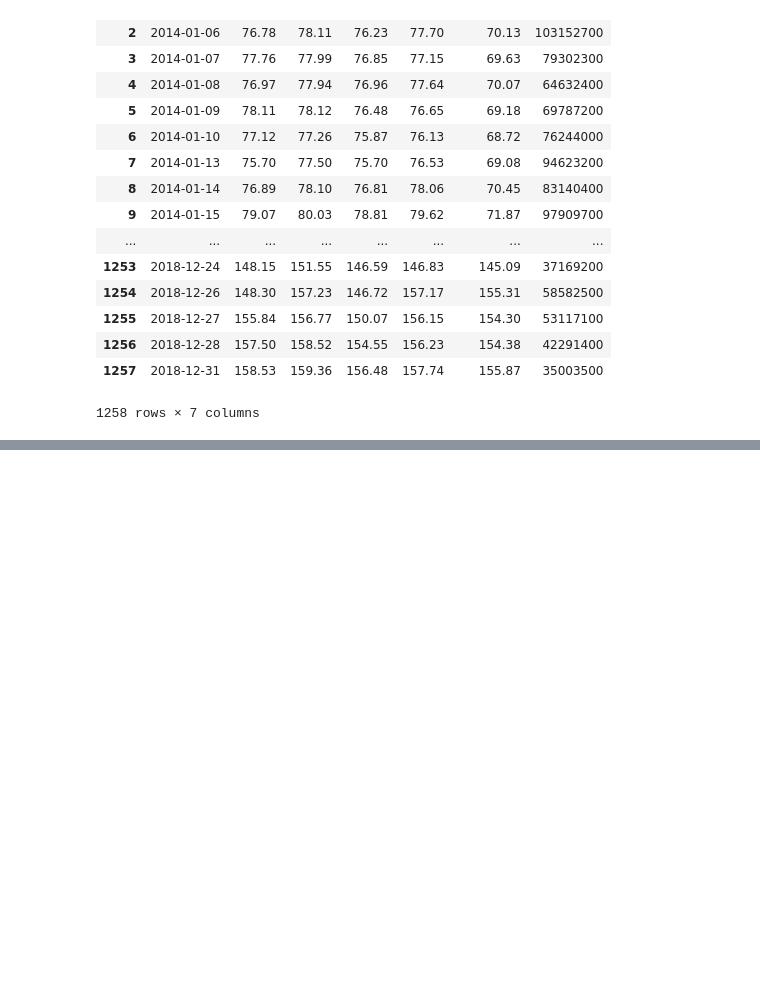
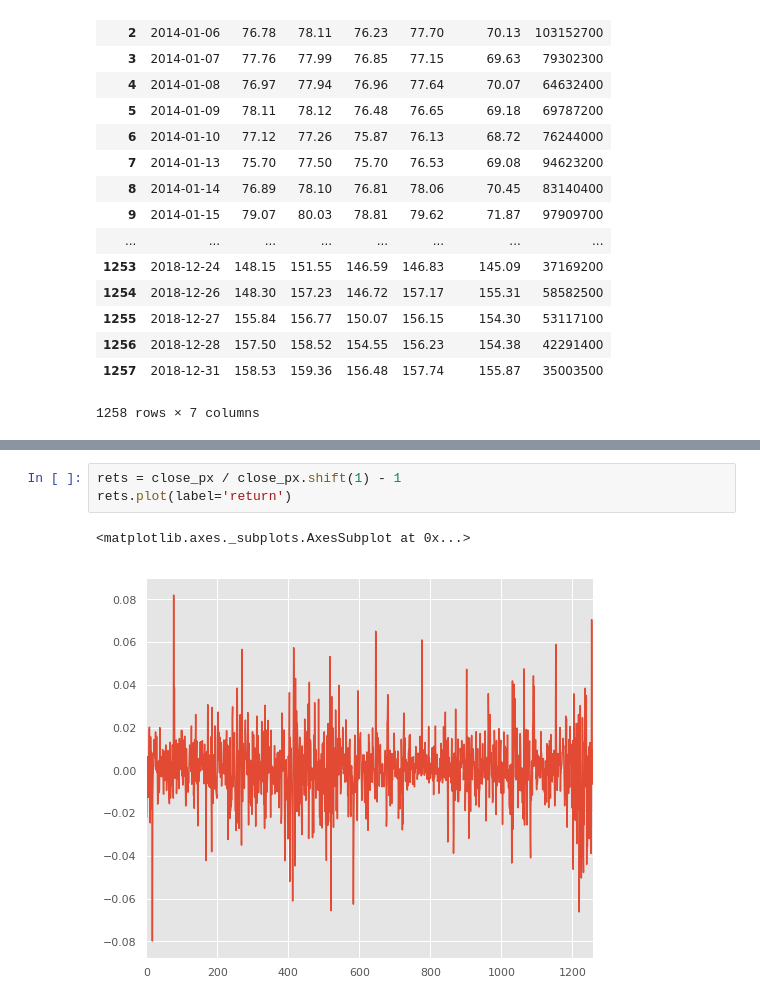
Before and after one commit to davriffe/Finance-Week, a Jupyter notebook: Regression_Model.ipynb, the cells around one changed output, grey strips where cells are left out. Cells and saved outputs as stored; diff of their text form; blank space fills up the shorter version.

```diff
--- a/Regression_Model.ipynb
+++ b/Regression_Model.ipynb
@@ -108,0 +151,6 @@ df
+# %%
+rets = close_px / close_px.shift(1) - 1
+rets.plot(label='return')
+# %% [output]
+<matplotlib.axes._subplots.AxesSubplot at 0x...>
+[figure, added]
```
Also changed, not shown: parts of 2 cells of this notebook.
